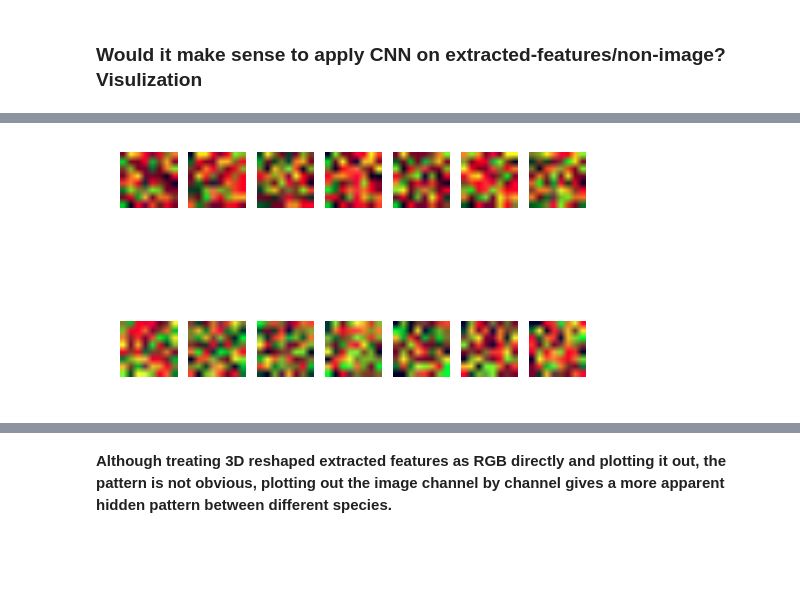
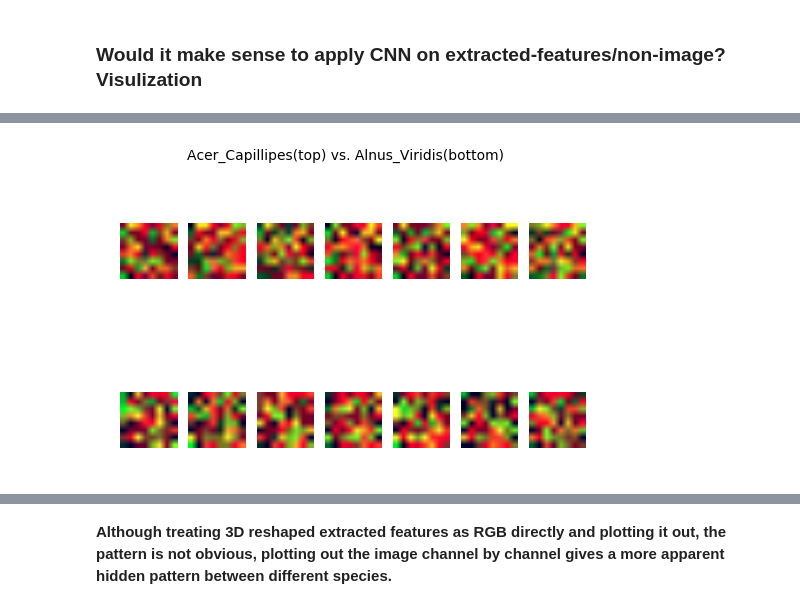
Before and after one commit to zhongyuk/CNNplayground, a Jupyter notebook: leaf/notebooks/explore1-csv.ipynb, the cells around one changed output, grey strips where cells are left out. Drawn from its saved outputs; the diff is of its cells as text; code cells hidden in the pictures; blank space fills up the shorter version.

```diff
--- a/leaf/notebooks/explore1-csv.ipynb
+++ b/leaf/notebooks/explore1-csv.ipynb
@@ -446,6 +452,7 @@ leaf1samples = np.squeeze(train_X_numpy[leaf1index,:,:,:], axis=0)
 # %%
-def plot_as_RGB(leaf0, leaf1):
+def plot_as_RGB(leaf0, leaf1, leaf0name, leaf1name):
     max_col = 7
+    title=leaf0name+"(top) vs. "+leaf1name+"(bottom)"
     for i in range(1, max_col*2+1):
         plt.subplot(2, max_col, i)
         if i<=max_col:
@@ -455,9 +462,10 @@ def plot_as_RGB(leaf0, leaf1):
         sampleRGB = sample*255
         plt.imshow(sampleRGB)
         plt.axis('off')
+    plt.suptitle(title)
     plt.show()
-# %%
-plot_as_RGB(leaf0samples, leaf1samples)
-# %% [output]
-[figure, removed]
+# %%
+plot_as_RGB(leaf0samples, leaf14samples, leaf0name[0], leaf14name[0])
+# %% [output]
+[figure, added]
 # %%
```
Also changed, not shown: parts of 11 cells of this notebook, 4 other files.
